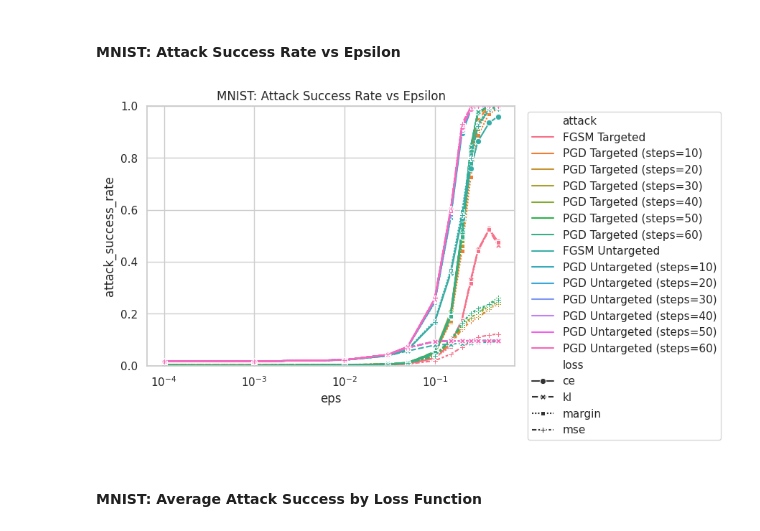
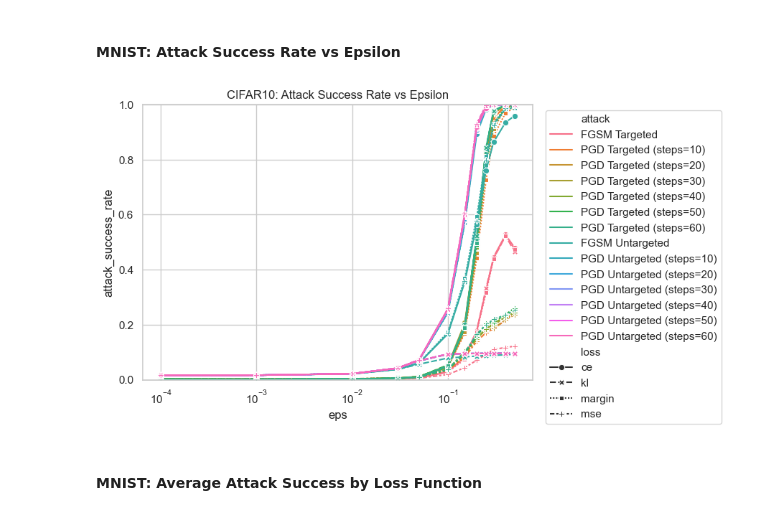
Before and after one commit to ch-yun-01/adversarial-fgsm-pgd, a Jupyter notebook: anaylze.ipynb, the cells around one changed output. Cells and saved outputs as stored; diff of their text form; code cells hidden in the pictures.

```diff
--- a/anaylze.ipynb
+++ b/anaylze.ipynb
@@ -184,24 +184,22 @@ mnist_df.head()
 # %%
 plt.figure(figsize=(9,5))
 sns.lineplot(
     data=mnist_df,
     x="eps",
     y="attack_success_rate",
     hue="attack",
     style="loss",
     markers=True
 )
-
-g.set(xscale="log", ylim=(0,1))
 plt.xscale("log")
 plt.ylim(0,1)
-plt.title("MNIST: Attack Success Rate vs Epsilon")
+plt.title("CIFAR10: Attack Success Rate vs Epsilon")
 plt.legend(bbox_to_anchor=(1.02, 1), loc="upper left")
 
 plt.tight_layout()
 plt.show()
 # %% [output]
-[figure, old version]
+[figure, new version]
 # %% [markdown]
 #### MNIST: Average Attack Success by Loss Function
 # %%
```
Also changed, not shown: parts of 13 cells of this notebook, 2 other files.
